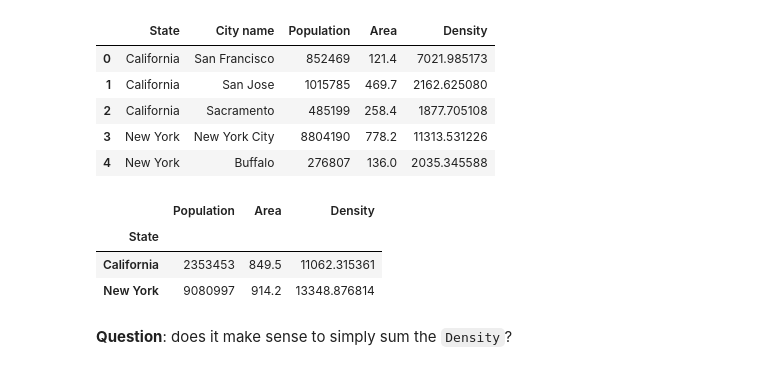
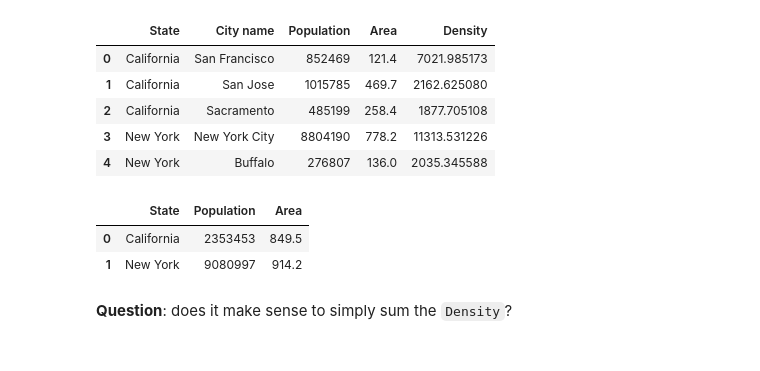
Before and after one commit to tualim/CT526-programing-algorithm, a Jupyter notebook: Python_2_65130495.ipynb, the cells around one changed output. Cells and saved outputs as stored; diff of their text form; code cells hidden in the pictures.

```diff
--- a/Python_2_65130495.ipynb
+++ b/Python_2_65130495.ipynb
@@ -911,13 +977,12 @@ cities
 | 3 | New York | New York City | 8804190 | 778.2 | 11313.531226 |
 | 4 | New York | Buffalo | 276807 | 136.0 | 2035.345588 |
 # %%
-# cities.groupby("State").sum()
-city_groups.sum()
+cities.groupby("State")[["Population","Area"]].sum().reset_index()
+#city_groups.sum()
 # %% [output]
-|  | Population | Area | Density |
-| State |  |  |  |
-| California | 2353453 | 849.5 | 11062.315361 |
-| New York | 9080997 | 914.2 | 13348.876814 |
+|  | State | Population | Area |
+| 0 | California | 2353453 | 849.5 |
+| 1 | New York | 9080997 | 914.2 |
 # %% [markdown]
 **Question**: does it make sense to simply sum the `Density`?
 # %%
```
Also changed, not shown: parts of 21 cells of this notebook.
